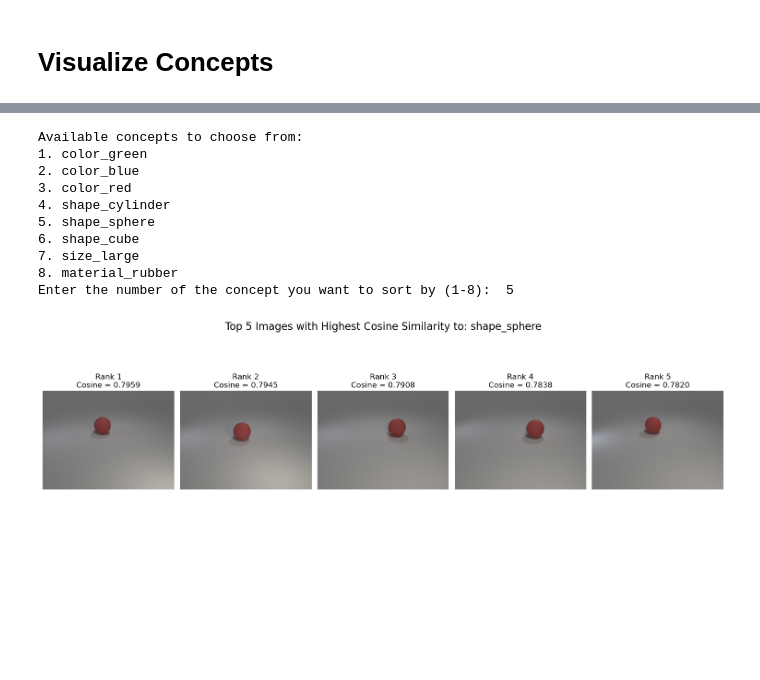
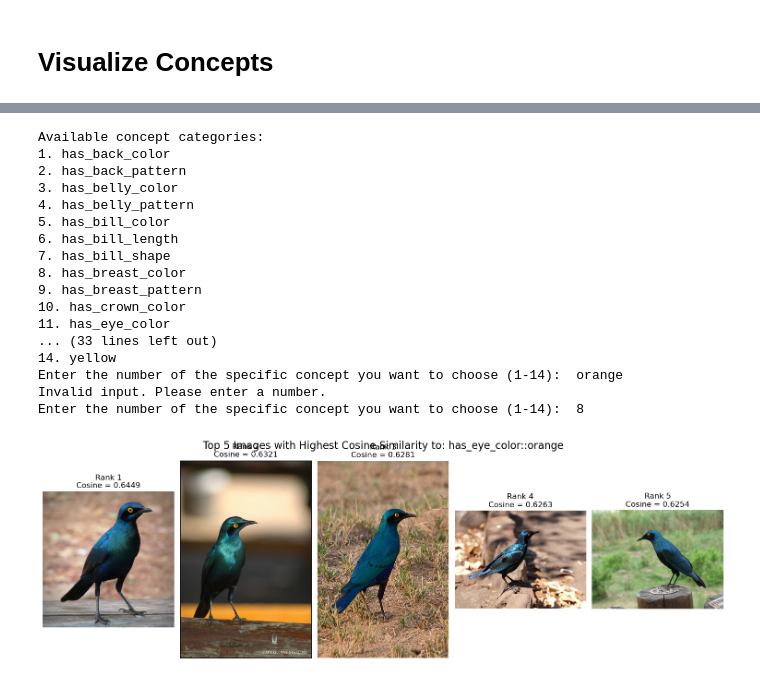
Before and after one commit to cassandra-goldberg/Calibrated_Concepts, a Jupyter notebook: Experiments/Compute-Concepts.ipynb, the cells around one changed output, grey strips where cells are left out. Drawn from its saved outputs; the diff is of its cells as text; code cells hidden in the pictures; blank space fills up the shorter version.

Commit message:
Added the birdies (CUB dataset)

```diff
--- a/Experiments/Compute-Concepts.ipynb
+++ b/Experiments/Compute-Concepts.ipynb
@@ -199,30 +217,49 @@ Cosine similarity results for all concepts saved at Experiments/Cosine_Similarit
 # %%
-def get_user_choice(concept_columns):
-    """Helper function to get the user's choice for concept"""
-    print("Available concepts to choose from:")
-    for idx, concept in enumerate(concept_columns):
-        print(f"{idx + 1}. {concept}")
+def get_user_category(concept_columns):
+    """Helper function to get the user's choice for concept category"""
+    print("Available concept categories:")
+    categories = sorted(set(col.split('::')[0] for col in concept_columns))  # Get unique concept categories
+    for idx, category in enumerate(categories):
+        print(f"{idx + 1}. {category}")
 
     while True:
         try:
-            choice = int(input(f"Enter the number of the concept you want to sort by (1-{len(concept_columns)}): "))
-            if 1 <= choice <= len(concept_columns):
-                return concept_columns[choice - 1]
+            choice = int(input(f"Enter the number of the concept category you want to choose (1-{len(categories)}): "))
+            if 1 <= choice <= len(categories):
+                return categories[choice - 1], concept_columns
+            else:
+                print("Invalid choice, please select a number from the list.")
+        except ValueError:
+            print("Invalid input. Please enter a number.")
+
+def get_user_concept(category, concept_columns):
+    """Helper function to get the user's choice for specific concept within a category"""
+    # Filter concepts based on selected category
+    concepts = [col for col in concept_columns if col.startswith(category)]
+    print(f"\nAvailable concepts in category '{category}':")
+    for idx, concept in enumerate(concepts):
+        print(f"{idx + 1}. {concept.split('::')[1]}")  # Display the specific concept (e.g., 'red', 'cube', etc.)
+
+    while True:
+        try:
+            choice = int(input(f"Enter the number of the specific concept you want to choose (1-{len(concepts)}): "))
+            if 1 <= choice <= len(concepts):
+                return concepts[choice - 1]
             else:
                 print("Invalid choice, please select a number from the list.")
         except ValueError:
             print("Invalid input. Please enter a number.")
 
 def plot_aligned_images(k=5, dataset_name='CLEVR'):
-    """ Plot k images most aligned with a user chosen concept from the given dataset
-    """
+    """ Plot k images most aligned with a user chosen concept from the given dataset """
 
     # Load the cosine similarity results
     cosine_df = pd.read_csv(f'Experiments/Cosine_Similarities/{dataset_name}/cosine_similarities.csv')
 
-    # # Get the user's choice of concept out of the potential options
+    # Get the user's choice of concept category and specific concept
     concept_columns = list(cosine_df.columns)
-    concept_key = get_user_choice(concept_columns)
+    category, concept_columns = get_user_category(concept_columns)  # Get the category first
+    concept_key = get_user_concept(category, concept_columns)  # Then get the specific concept
 
     # Sort by cosine similarity and get the top k highest values for the specified concept
     top_k_indices = cosine_df.nlargest(k, concept_key).index.tolist()
@@ -230,45 +267,51 @@ def plot_aligned_images(k=5, dataset_name='CLEVR'):
     # Load metadata
     metadata_df = pd.read_csv(f'Data/{dataset_name}/metadata.csv')
 
     # Calculate the number of rows and columns for the plot
     n_cols = min(k, 5)  # Up to 5 images per row
     n_rows = (k + 4) // 5  # Calculate number of rows needed
 
     # Plot the top k images based on cosine similarity
     fig, axes = plt.subplots(n_rows, n_cols, figsize=(15, 5 * n_rows))
     axes = axes.flatten()  # Flatten the axes array to easily index it
 
     plt.suptitle(f"Top {k} Images with Highest Cosine Similarity to: {concept_key}", fontsize=16)
 
-    image_dir = f'Data/{dataset_name}/images/'
     for rank, idx in enumerate(top_k_indices):
         if rank >= len(axes):  # In case there are fewer images than axes
             break
 
         # Get the image path from metadata
         image_filename = metadata_df.loc[idx, 'image_path']
-        img = Image.open(image_filename).convert("RGB")
+        img = Image.open(f'Data/{dataset_name}/{image_filename}').convert("RGB")
 
         cos_value = cosine_df.loc[idx, concept_key]
         axes[rank].imshow(img)
         axes[rank].set_title(f"Rank {rank+1}\nCosine = {cos_value:.4f}")
         axes[rank].axis('off')
 
     plt.subplots_adjust(top=0.9, bottom=0.05, hspace=0.3)
     plt.tight_layout(pad=0.9, h_pad=0.2)
     plt.show()
 
-
-plot_aligned_images()
+# Example usage:
+plot_aligned_images(dataset_name='CUB')
 # %% [output]
-Available concepts to choose from:
-1. color_green
-2. color_blue
-3. color_red
-4. shape_cylinder
-5. shape_sphere
-6. shape_cube
-7. size_large
-8. material_rubber
-Enter the number of the concept you want to sort by (1-8):  5
+Available concept categories:
+1. has_back_color
+2. has_back_pattern
+3. has_belly_color
+4. has_belly_pattern
+5. has_bill_color
+6. has_bill_length
+7. has_bill_shape
+8. has_breast_color
+9. has_breast_pattern
+10. has_crown_color
+11. has_eye_color
+... (33 lines left out)
+14. yellow
+Enter the number of the specific concept you want to choose (1-14):  orange
+Invalid input. Please enter a number.
+Enter the number of the specific concept you want to choose (1-14):  8
-[figure, old version]
+[figure, new version]
```
Also changed, not shown: parts of 4 cells of this notebook, 1 other file.
